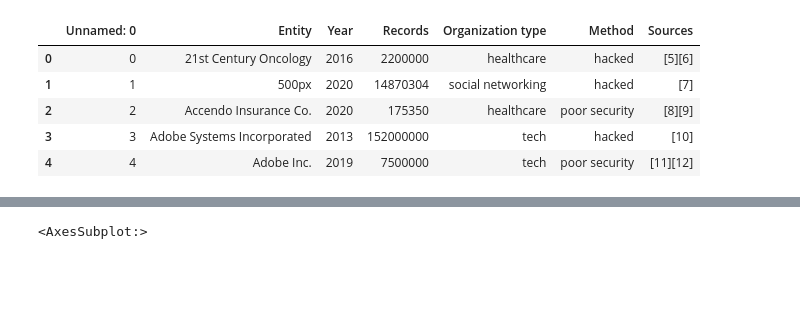
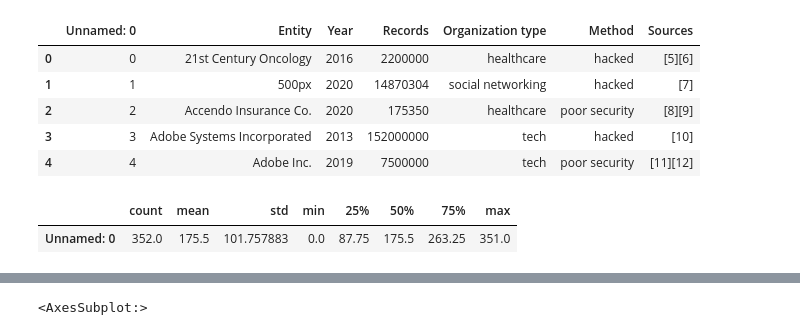
Before and after one commit to amalsalilan/Data-Breaches, a Jupyter notebook: Notebook.ipynb, the cells around one changed output, grey strips where cells are left out. Drawn from its saved outputs; the diff is of its cells as text; code cells hidden in the pictures; blank space fills up the shorter version.

```diff
--- a/Notebook.ipynb
+++ b/Notebook.ipynb
@@ -45,3 +45,8 @@ df.head()
 | 2 | 2 | Accendo Insurance Co. | 2020 | 175350 | healthcare | poor security | [8][9] |
 | 3 | 3 | Adobe Systems Incorporated | 2013 | 152000000 | tech | hacked | [10] |
 | 4 | 4 | Adobe Inc. | 2019 | 7500000 | tech | poor security | [11][12] |
+# %%
+df.describe().T
+# %% [output]
+|  | count | mean | std | min | 25% | 50% | 75% | max |
+| Unnamed: 0 | 352.0 | 175.5 | 101.757883 | 0.0 | 87.75 | 175.5 | 263.25 | 351.0 |
```
Also changed, not shown: parts of 2 cells of this notebook.
